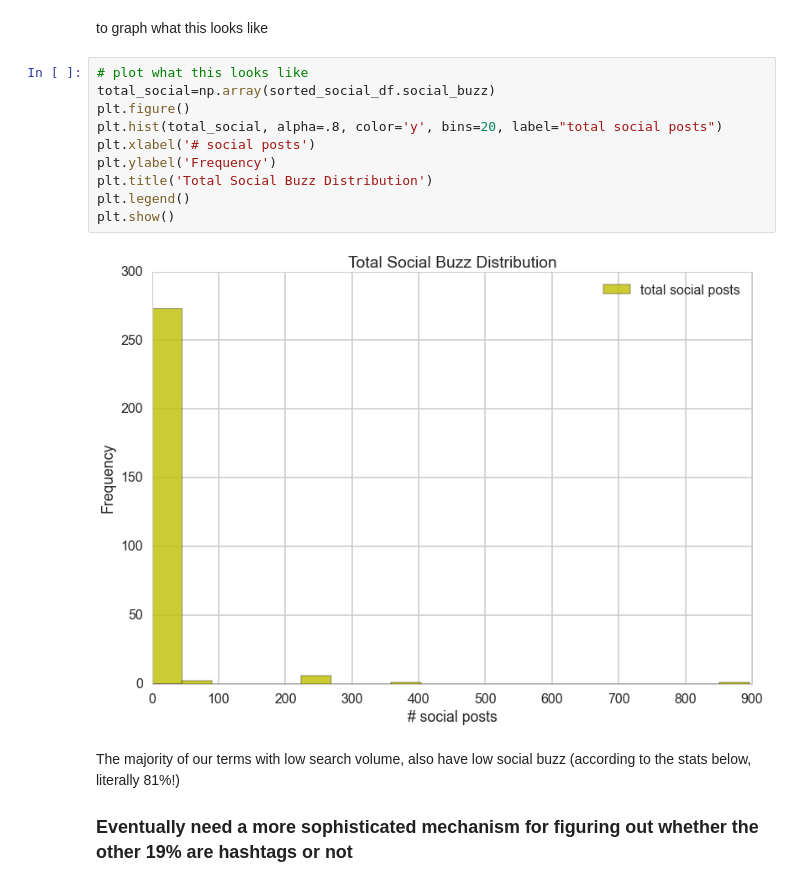
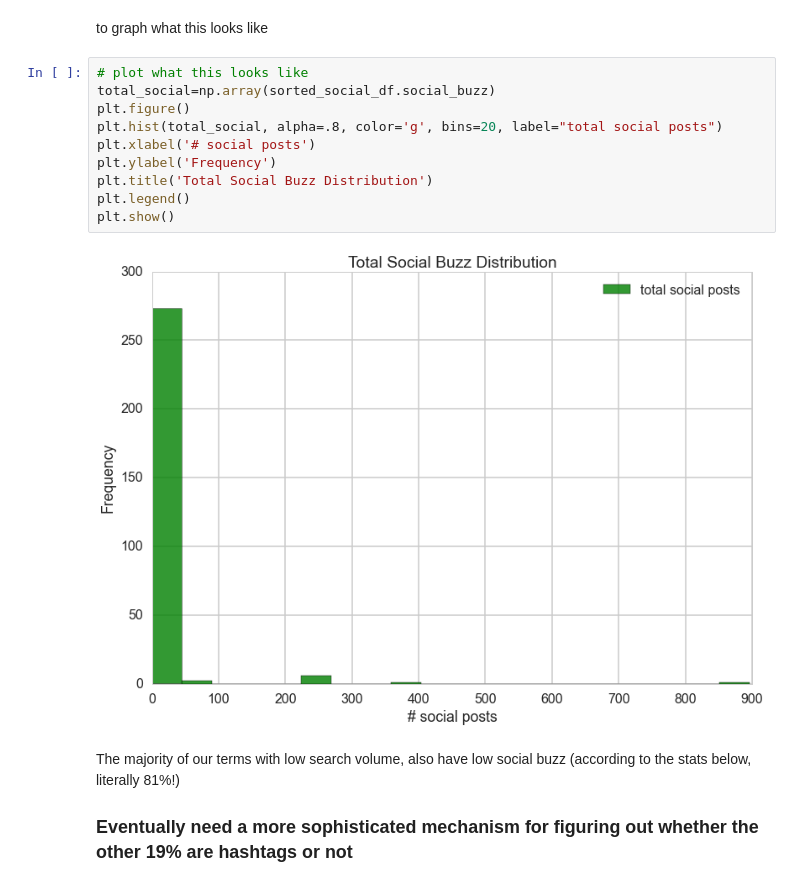
Before and after one commit to belindazeng/search, a Jupyter notebook: Search.ipynb, the cells around one changed output. Cells and saved outputs as stored; diff of their text form.

```diff
--- a/Search.ipynb
+++ b/Search.ipynb
@@ -197,15 +197,15 @@ to graph what this looks like
 # %%
 # plot what this looks like
 total_social=np.array(sorted_social_df.social_buzz)
 plt.figure()
-plt.hist(total_social, alpha=.8, color='y', bins=20, label="total social posts")
+plt.hist(total_social, alpha=.8, color='g', bins=20, label="total social posts")
 plt.xlabel('# social posts')
 plt.ylabel('Frequency')
 plt.title('Total Social Buzz Distribution')
 plt.legend()
 plt.show()
 # %% [output]
-[figure, old version]
+[figure, new version]
 # %% [markdown]
 The majority of our terms with low search volume, also have low social buzz (according to the stats below, literally 81%!)
 ### Eventually need a more sophisticated mechanism for figuring out whether the other 19% are hashtags or not
```
Also changed, not shown: parts of 23 cells of this notebook, 2 other files.
